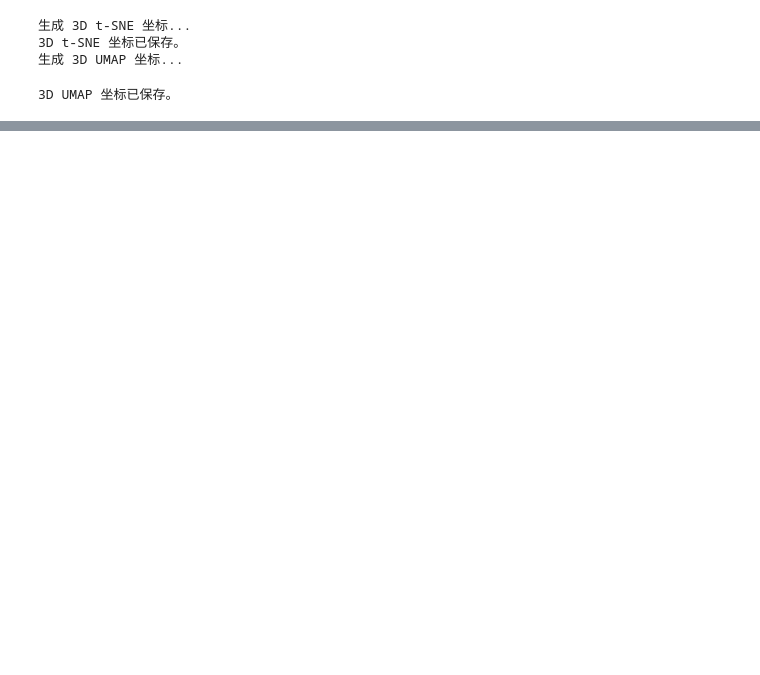
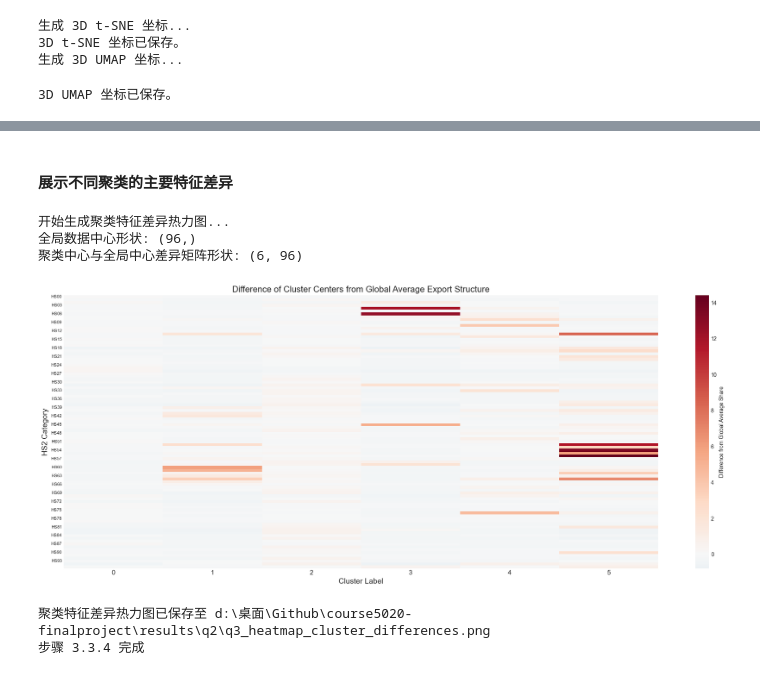
Before and after one commit to George-hardworking/course5020-finalproject, a Jupyter notebook: scripts/q2.ipynb, the cells around one changed output, grey strips where cells are left out. Saved outputs shown, nothing was run; the diff lists cells and outputs as text; code cells hidden in the pictures; blank space fills up the shorter version.

```diff
--- a/scripts/q2.ipynb
+++ b/scripts/q2.ipynb
@@ -2126,0 +2475,62 @@ print("第二次修正版步骤 3.2.7 完成")
+# %% [markdown]
+#### 展示不同聚类的主要特征差异
+# %%
+# 步骤 3.3.4：展示不同聚类的主要特征差异
+
+print("开始生成聚类特征差异热力图...")
+
+# 1. 计算全局数据中心
+global_center = df_country_vectors.mean()
+print(f"全局数据中心形状: {global_center.shape}")
+
+# 2. 计算每个聚类中心与全局中心的差异
+#    df_centers: 行是 cluster_label, 列是 HS2 类别
+df_diff_from_global = df_centers.subtract(global_center, axis='columns')
+print(f"聚类中心与全局中心差异矩阵形状: {df_diff_from_global.shape}")
+
+# 3. (可选) 标准化差异
+#    这里我们不进行额外标准化，因为差异本身就有意义。
+#    或者可以对每一列（每个 HS）进行标准化，看哪个聚类在该 HS 上偏离更远（以标准差为单位）。
+# scaler_diff = StandardScaler()
+# diff_scaled_data = scaler_diff.fit_transform(df_diff_from_global)
+# df_diff_scaled = pd.DataFrame(diff_scaled_data, index=df_diff_from_global.index, columns=df_diff_from_global.columns)
+
+# 4. 绘图 (使用原始差异)
+plt.style.use('seaborn-v0_8-whitegrid')
+fig, ax = plt.subplots(figsize=(20, 8))
+
+# 使用 diverging colormap (如 'RdBu_r') 来突出正负差异
+# center=0: 使颜色以0为中心对称
+sns.heatmap(
+    df_diff_from_global.T, # 转置
+    annot=False,
+    fmt=".4f",
+    cmap="RdBu_r", # 红蓝对比色
+    center=0,      # 颜色中心
+    cbar_kws={'label': 'Difference from Global Average Share'},
+    ax=ax,
+    linewidths = 0 # 去除网格线，更清晰
+)
+
+# --- 图表美化 ---
+ax.set_title('Difference of Cluster Centers from Global Average Export Structure', fontsize=16)
+ax.set_xlabel('Cluster Label', fontsize=14)
+ax.set_ylabel('HS2 Category', fontsize=14)
+ax.set_yticklabels(ax.get_yticklabels(), rotation=0, fontsize=8)
+ax.set_xticklabels(ax.get_xticklabels(), rotation=0, fontsize=12)
+
+# --- 保存图表 ---
+heatmap_diff_path = os.path.join(results_dir, 'q3_heatmap_cluster_differences.png')
+plt.tight_layout()
+plt.savefig(heatmap_diff_path, dpi=300, bbox_inches='tight')
+plt.show(fig)
+
+print(f"聚类特征差异热力图已保存至 {heatmap_diff_path}")
+print("步骤 3.3.4 完成")
+# %% [output]
+开始生成聚类特征差异热力图...
+全局数据中心形状: (96,)
+聚类中心与全局中心差异矩阵形状: (6, 96)
+[figure, added]
+聚类特征差异热力图已保存至 d:\桌面\Github\course5020-finalproject\results\q2\q3_heatmap_cluster_differences.png
+步骤 3.3.4 完成
```
Also changed, not shown: parts of 87 cells of this notebook, 14 other files.
